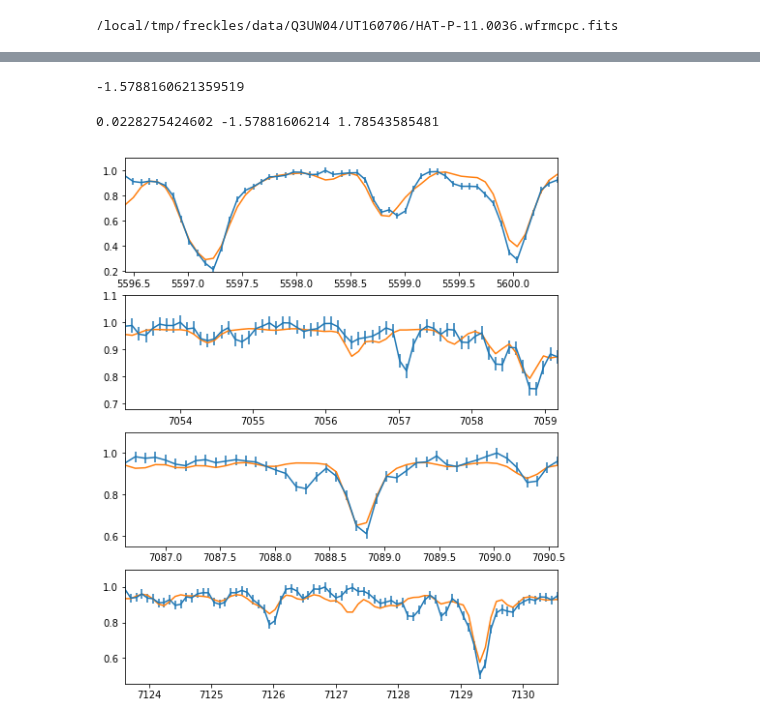
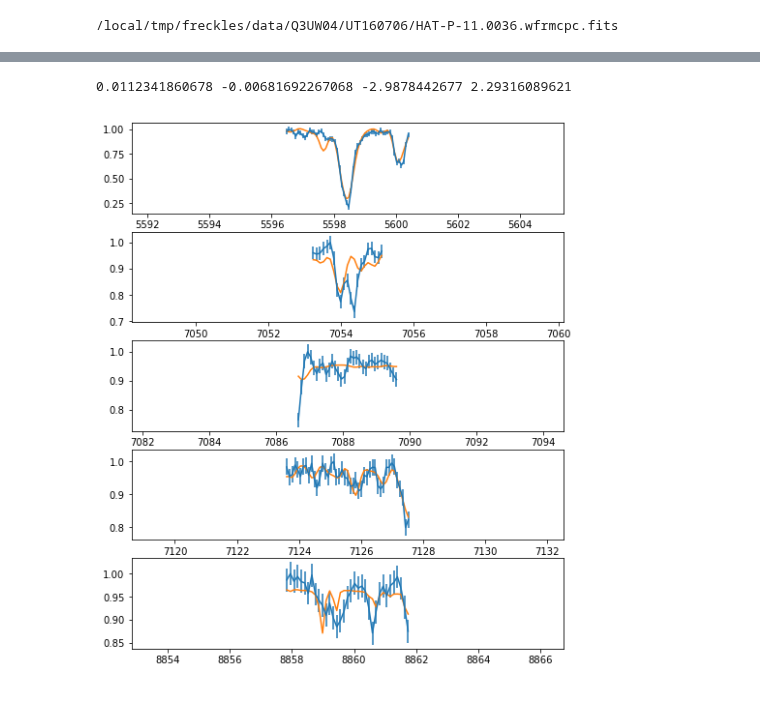
Before and after one commit to bmorris3/freckles, a Jupyter notebook: h11_fixedt.ipynb, the cells around one changed output, grey strips where cells are left out. Saved outputs shown, nothing was run; the diff lists cells and outputs as text; code cells hidden in the pictures.

```diff
--- a/h11_fixedt.ipynb
+++ b/h11_fixedt.ipynb
@@ -198,15 +232,22 @@ def instr_model_fixed(spotted_area, lam_offset, res, observed_spectrum,
 import emcee
 
 def lnprior(theta):
-    lna, dlam, res = theta
-    if (-10 < lna < 0) and (-20 < dlam < 20) and (0 < res < 10):#(-10 < dlam < 10):
+    lna, dlam, lnf, res = theta
+    if ((-10 < lna < np.log(0.5)) and (-20 < dlam < 20) and
+        (0.5 < res < 5) and (-4 < lnf < -1)):
         return 0.0
     return -np.inf
 
+yerr = 0.01
+
 def lnlike(theta):
-    lna, dlam, res = theta
+    lna, dlam, lnf, res = theta
     model, residuals = instr_model_fixed(np.exp(lna), dlam, res, slices)
-    return -0.5*residuals
+    # return -0.5*residuals
+
+    # Source: http://dan.iel.fm/emcee/current/user/line/#maximum-likelihood-estimation
+    inv_sigma2 = 1.0 / (yerr**2 + model**2*np.exp(2*lnf))
+    return -0.5*np.sum((model - slices.flux)**2 * inv_sigma2 - np.log(inv_sigma2))
 
 def lnprob(theta):
     lp = lnprior(theta)
@@ -214,19 +255,21 @@ def lnprob(theta):
         return -np.inf
     return lp + lnlike(theta)
 
-ndim, nwalkers = 3, 6
+ndim, nwalkers = 4, 8
 pos = []
 
 while len(pos) < nwalkers:
-    try_this = (np.array([np.log(0.3), -1.57, 1.8]) +
-                np.array([2*np.random.randn(),
-                          0.1*np.random.randn(),
-                          0.3*np.random.randn()]))
+    #try_this = (np.array([np.log(0.3), -1.61, -2.8, 1.14]) +
+    try_this = (np.array([np.log(0.3), 0, -2.8, 1.14]) +
+                np.array([2, 0.1, 0.2, 0.1]) * np.random.randn(ndim))
     if np.isfinite(lnlike(try_this)):
         pos.append(try_this)
 
-sampler = emcee.EnsembleSampler(nwalkers, ndim, lnprob)
+sampler = emcee.EnsembleSampler(nwalkers, ndim, lnprob, threads=4)
 # %%
+import time
+
+start = time.time()
 print("Running MCMC burn-in...")
 pos1 = sampler.run_mcmc(pos, 50)[0]#, rstate0=np.random.get_state())
 
@@ -236,9 +279,10 @@ pos2 = sampler.run_mcmc(pos1, 500)[0]
 
 print("Running MCMC...")
 sampler.reset()
-pos3 = sampler.run_mcmc(pos2, 1500)[0]
-
+pos3 = sampler.run_mcmc(pos2, 1000)[0]
+end = time.time()
 print("Done.")
+print('elapsed time [min]: ', (end-start)/60)
 # %% [output]
 Running MCMC burn-in...
 Running MCMC...
@@ -268,16 +310,11 @@ WARNING:root:Too few points to create valid contours
-# %%
-best_dlam
-# %% [output]
--1.5788160621359519
 # %%
 best_step_ind = np.argmax(sampler.flatlnprobability)
 best_step = sampler.flatchain[best_step_ind, :]
-best_area, best_dlam, best_res = np.exp(best_step[0]), best_step[1], best_step[2]
-print(best_area, best_dlam, best_res)
+best_area, best_dlam, best_lnf, best_res = np.exp(best_step[0]), best_step[1], best_step[2], best_step[3]
+print(best_area, best_dlam, best_lnf, best_res)
 
-best_model, resid = instr_model_fixed(best_area, best_dlam,
-                                      best_res, slices)
+best_model, resid = instr_model_fixed(best_area, best_dlam, best_res, slices)
 plot_spliced_spectrum(slices, best_model);
 # %% [output]
-0.0228275424602 -1.57881606214 1.78543585481
+0.0112341860678 -0.00681692267068 -2.9878442677 2.29316089621
-[figure, old version]
+[figure, new version]
```
Also changed, not shown: parts of 12 cells of this notebook, 4 other files.
